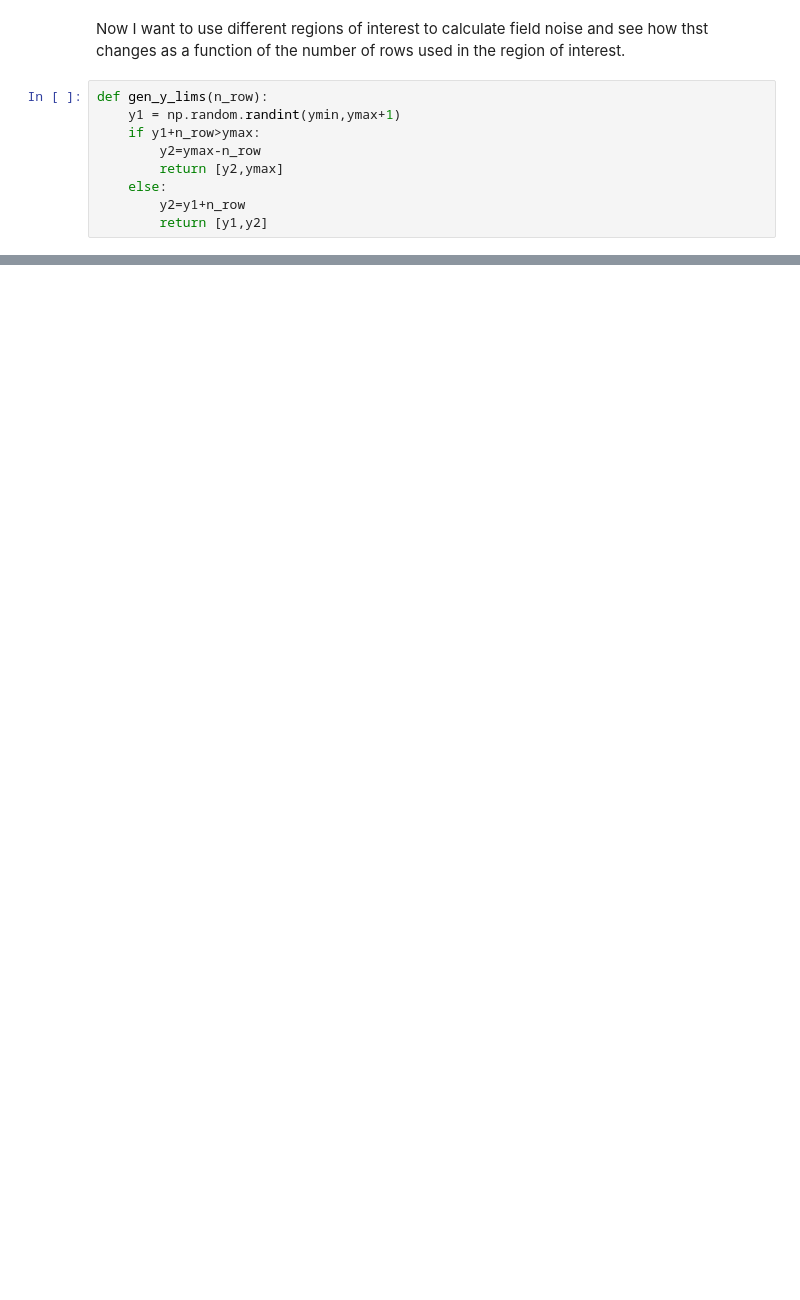
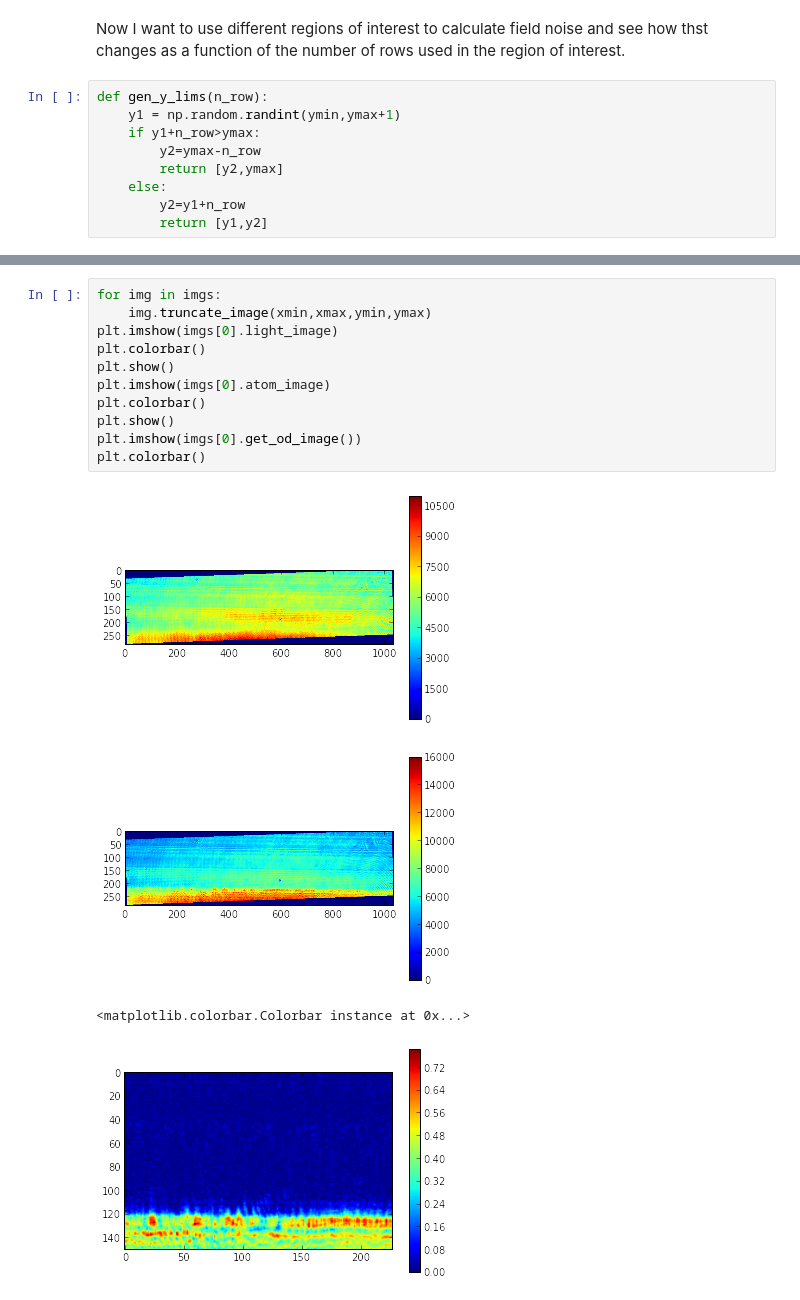
Before and after one commit to levlab-atomchip/BECy_stats, a Jupyter notebook: notebooks/intensity_noise_single_row.ipynb, the cells around one changed output, grey strips where cells are left out. Drawn from its saved outputs; the diff is of its cells as text; blank space fills up the shorter version.

```diff
--- a/notebooks/intensity_noise_single_row.ipynb
+++ b/notebooks/intensity_noise_single_row.ipynb
@@ -95,0 +122,16 @@ plt.title('VVA1.8, 10usec expose time, no atoms (01/06/2015)')
+# %%
+for img in imgs:
+    img.truncate_image(xmin,xmax,ymin,ymax)
+plt.imshow(imgs[0].light_image)
+plt.colorbar()
+plt.show()
+plt.imshow(imgs[0].atom_image)
+plt.colorbar()
+plt.show()
+plt.imshow(imgs[0].get_od_image())
+plt.colorbar()
+# %% [output]
+[figure, added]
+[figure, added]
+<matplotlib.colorbar.Colorbar instance at 0x...>
+[figure, added]
```
Also changed, not shown: parts of 11 cells of this notebook, 2 other files.
